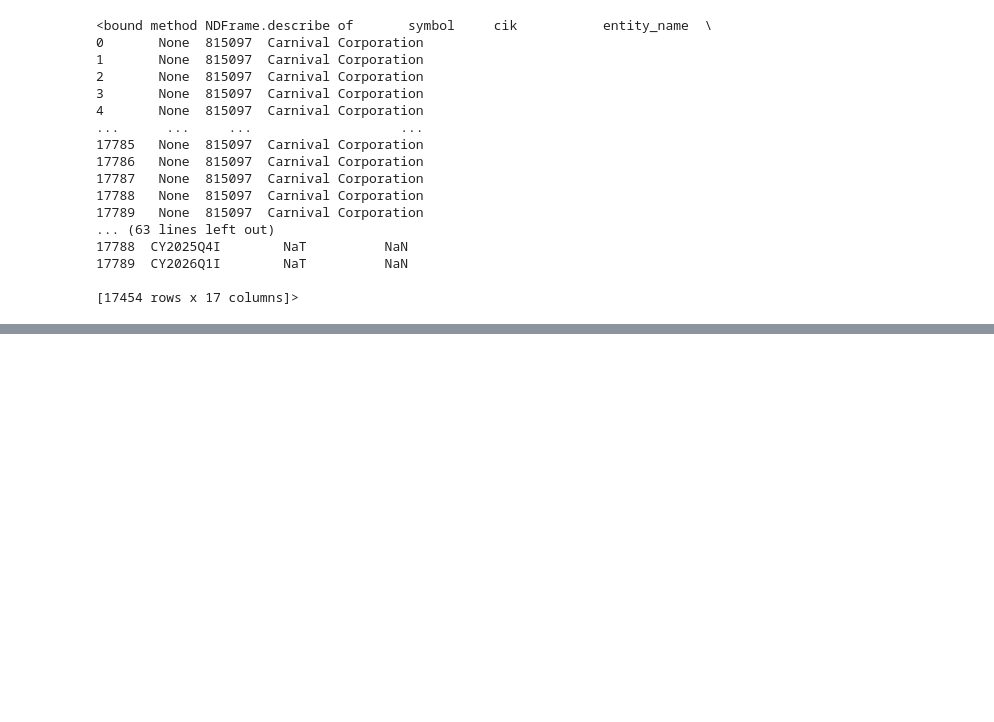
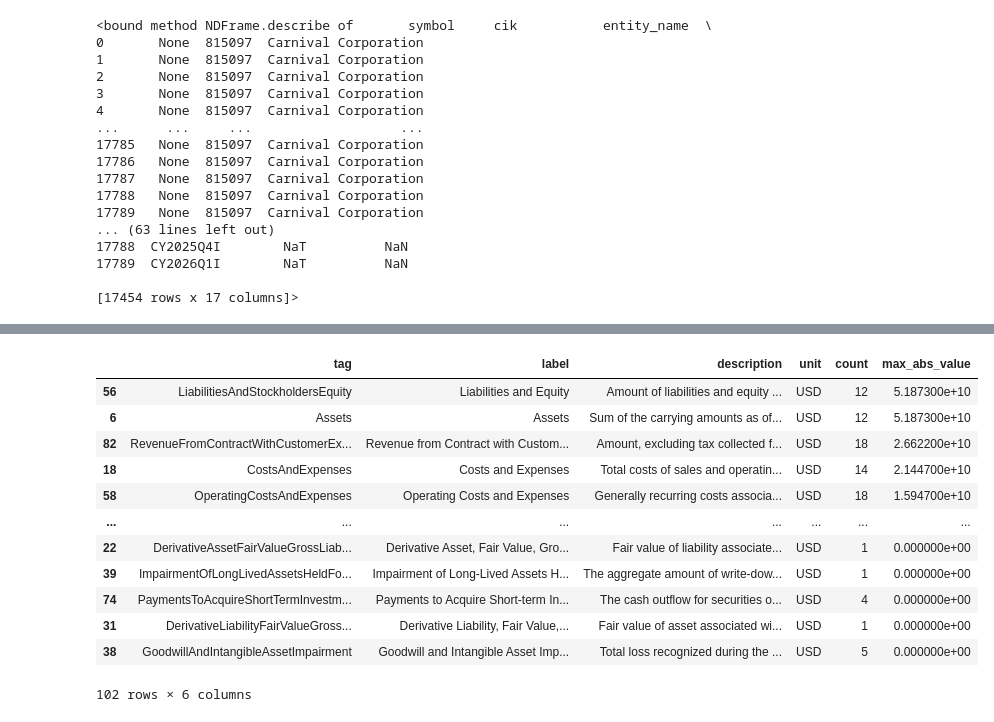
Before and after one commit to Nicholas-Sanso/Indicators, a Jupyter notebook: FCFE_FCFF_automated_manualSorting.ipynb, the cells around one changed output, grey strips where cells are left out. Cells and saved outputs as stored; diff of their text form; code cells hidden in the pictures; blank space fills up the shorter version.

```diff
--- a/FCFE_FCFF_automated_manualSorting.ipynb
+++ b/FCFE_FCFF_automated_manualSorting.ipynb
@@ -153,0 +192,2 @@ print(CCL_clean_2.shape)
+# %%
+CCL_known_fcf_items, CCL_manual_review_items = split_known_fcf_items(CCL_clean_2)
@@ -153,0 +225,16 @@ print(CCL_clean_2.shape)
+# %%
+tag_counts = (
+    CCL_manual_review_items["tag"]
+    .value_counts()
+    .rename("count")
+    .reset_index()
+    .rename(columns={"index": "tag"})
+)
+
+CCL_manual_unique_tags = CCL_manual_unique_tags.merge(
+    tag_counts,
+    on="tag",
+    how="left"
+)
+
+CCL_manual_unique_tags.sort_values("count", ascending=False)
@@ -153,0 +255,35 @@ print(CCL_clean_2.shape)
+# %%
+tag_magnitude = (
+    CCL_manual_review_items
+    .assign(abs_val=lambda x: x["val"].abs())
+    .groupby("tag")["abs_val"]
+    .max()
+    .rename("max_abs_value")
+    .reset_index()
+)
+
+CCL_manual_unique_tags = CCL_manual_unique_tags.merge(
+    tag_magnitude,
+    on="tag",
+    how="left"
+)
+# %%
+CCL_manual_unique_tags = CCL_manual_unique_tags[
+    ["tag", "label", "description", "unit", "count", "max_abs_value"]
+].sort_values("max_abs_value", ascending=False)
+
+CCL_manual_unique_tags
+# %% [output]
+|  | tag | label | description | unit | count | max_abs_value |
+| 56 | LiabilitiesAndStockholdersEquity | Liabilities and Equity | Amount of liabilities and equity ... | USD | 12 | 5.187300e+10 |
+| 6 | Assets | Assets | Sum of the carrying amounts as of... | USD | 12 | 5.187300e+10 |
+| 82 | RevenueFromContractWithCustomerEx... | Revenue from Contract with Custom... | Amount, excluding tax collected f... | USD | 18 | 2.662200e+10 |
+| 18 | CostsAndExpenses | Costs and Expenses | Total costs of sales and operatin... | USD | 14 | 2.144700e+10 |
+| 58 | OperatingCostsAndExpenses | Operating Costs and Expenses | Generally recurring costs associa... | USD | 18 | 1.594700e+10 |
+| ... | ... | ... | ... | ... | ... | ... |
+| 22 | DerivativeAssetFairValueGrossLiab... | Derivative Asset, Fair Value, Gro... | Fair value of liability associate... | USD | 1 | 0.000000e+00 |
+| 39 | ImpairmentOfLongLivedAssetsHeldFo... | Impairment of Long-Lived Assets H... | The aggregate amount of write-dow... | USD | 1 | 0.000000e+00 |
+| 74 | PaymentsToAcquireShortTermInvestm... | Payments to Acquire Short-term In... | The cash outflow for securities o... | USD | 4 | 0.000000e+00 |
+| 31 | DerivativeLiabilityFairValueGross... | Derivative Liability, Fair Value,... | Fair value of asset associated wi... | USD | 1 | 0.000000e+00 |
+| 38 | GoodwillAndIntangibleAssetImpairment | Goodwill and Intangible Asset Imp... | Total loss recognized during the ... | USD | 5 | 0.000000e+00 |
+102 rows × 6 columns
```
Also changed, not shown: parts of 6 cells of this notebook.
